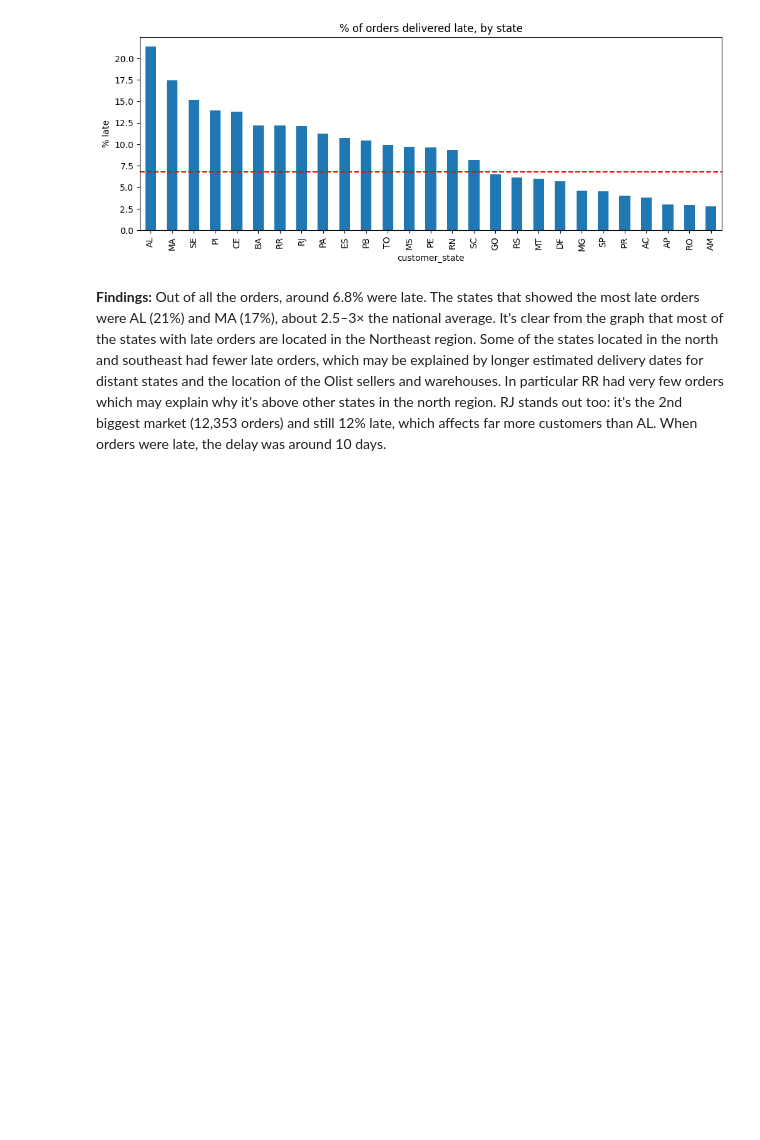
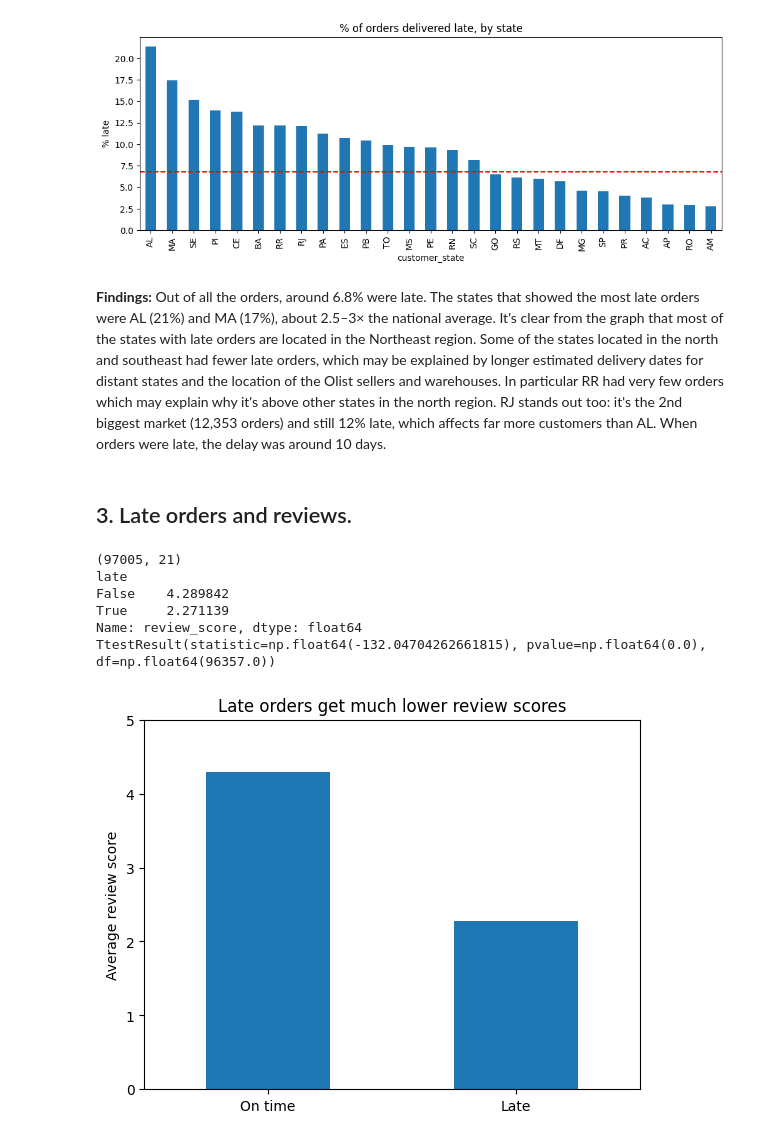
Before and after one commit to pvgfarias/olist-ecommerce, a Jupyter notebook: olist_analysis.ipynb, the cells around one changed output. Cells and saved outputs as stored; diff of their text form; code cells hidden in the pictures; blank space fills up the shorter version.

```diff
--- a/olist_analysis.ipynb
+++ b/olist_analysis.ipynb
@@ -198,3 +199,35 @@ Late orders: 6.8%
 [figure]
 # %% [markdown]
 **Findings:** Out of all the orders, around 6.8% were late. The states that showed the most late orders were AL (21%) and MA (17%), about 2.5–3× the national average. It's clear from the graph that most of the states with late orders are located in the Northeast region. Some of the states located in the north and southeast had fewer late orders, which may be explained by longer estimated delivery dates for distant states and the location of the Olist sellers and warehouses. In particular RR had very few orders which may explain why it's above other states in the north region. RJ stands out too: it's the 2nd biggest market (12,353 orders) and still 12% late, which affects far more customers than AL. When orders were late, the delay was around 10 days.
+# %% [markdown]
+## 3. Late orders and reviews.
+# %%
+# 1. We need to get the review score of the late orders
+# After the merge, the dataframe grows by 529 rows, meaning some orders have more than one review.
+orders_reviews = pd.merge(deliv, reviews, on='order_id', how='left')
+
+# 2. Calculate the average review score of late orders and on time orders
+scores = orders_reviews.groupby('late')['review_score'].mean()
+
+# 3. Now we must check if our finding is valid, meaning that it's not up to chance that the on time score is higher than the late one.
+# Null hypothesis: late and on-time orders have the same average review score
+# Significance level: 0.05
+late_scores = orders_reviews[orders_reviews['late']]['review_score'].dropna()
+ontime_scores = orders_reviews[~orders_reviews['late']]['review_score'].dropna()
+result = stats.ttest_ind(late_scores, ontime_scores)
+print(orders_reviews.shape)
+print(scores)
+print(result)
+
+# 4. Late vs on time bar chart.
+scores.index = ['On time', 'Late']
+scores.plot(kind='bar', title='Late orders get much lower review scores', ylabel='Average review score', xlabel='', rot=0, ylim=(0,5) )
+plt.show()
+# %% [output]
+(97005, 21)
+late
+False    4.289842
+True     2.271139
+Name: review_score, dtype: float64
+TtestResult(statistic=np.float64(-132.04704262661815), pvalue=np.float64(0.0), df=np.float64(96357.0))
+[figure, added]
```
Also changed, not shown: parts of 3 cells of this notebook.
